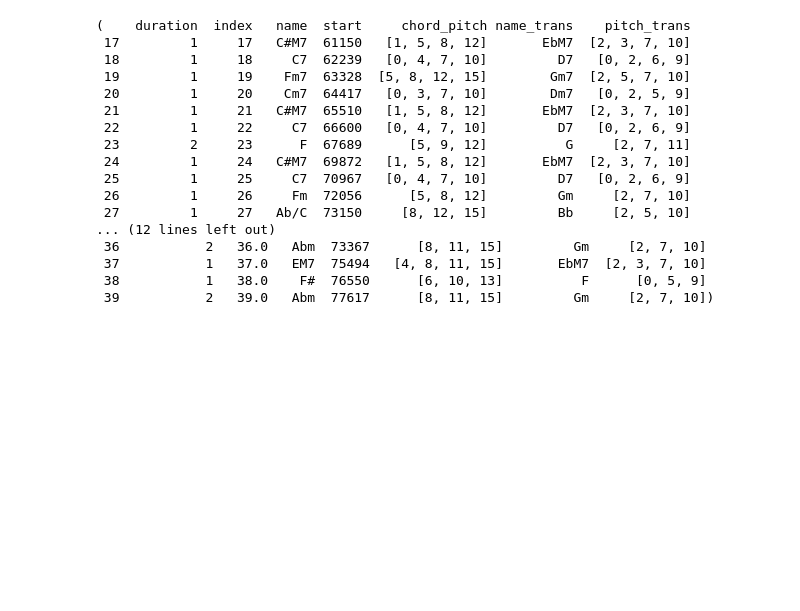
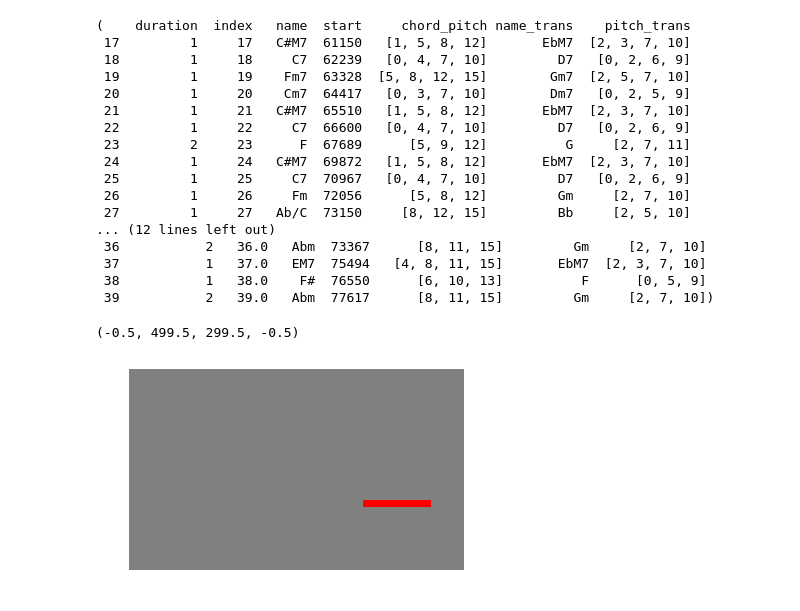
Before and after one commit to Linus-MK/audio_chord_analysis, a Jupyter notebook: perse_songle_api.ipynb, the cells around one changed output. Cells and saved outputs as stored; diff of their text form; code cells hidden in the pictures; blank space fills up the shorter version.

```diff
--- a/perse_songle_api.ipynb
+++ b/perse_songle_api.ipynb
@@ -491,3 +491,8 @@ sabi_mousou, sabi_bokura
  37           1   37.0   EM7  75494   [4, 8, 11, 15]       EbM7  [2, 3, 7, 10]
  38           1   38.0    F#  76550      [6, 10, 13]          F      [0, 5, 9]
  39           2   39.0   Abm  77617      [8, 11, 15]         Gm     [2, 7, 10])
+# %%
+from PIL import Image, ImageDraw
+
+im = Image.new('RGB', (500, 300), (128, 128, 128))
+draw = ImageDraw.Draw(im)
@@ -493,0 +501,17 @@ sabi_mousou, sabi_bokura
+# %%
+%matplotlib inline
+import matplotlib
+import matplotlib.pyplot as plt
+
+plt.imshow(im)
+plt.axis("off")
+
+# 赤い横線
+draw.line((350, 200, 450, 200), fill=(255, 0, 0), width=10)
+# 実線のみ。点線とかは描けない
+
+plt.imshow(im)
+plt.axis("off")
+# %% [output]
+(-0.5, 499.5, 299.5, -0.5)
+[figure, added]
```
Also changed, not shown: parts of 1 cell of this notebook.
